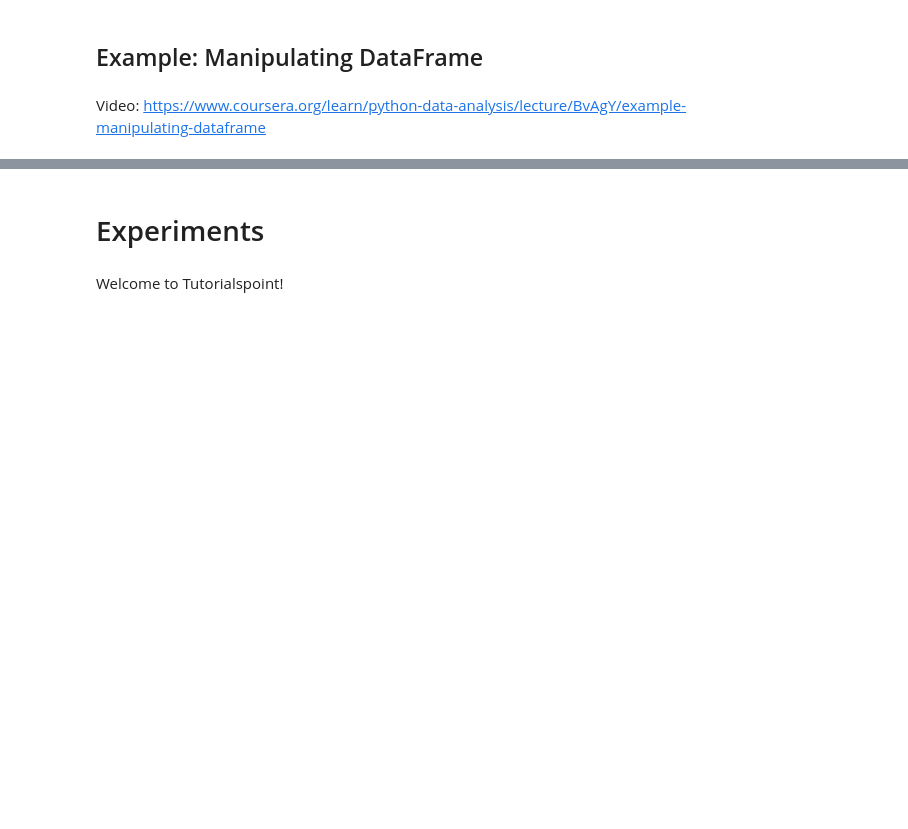
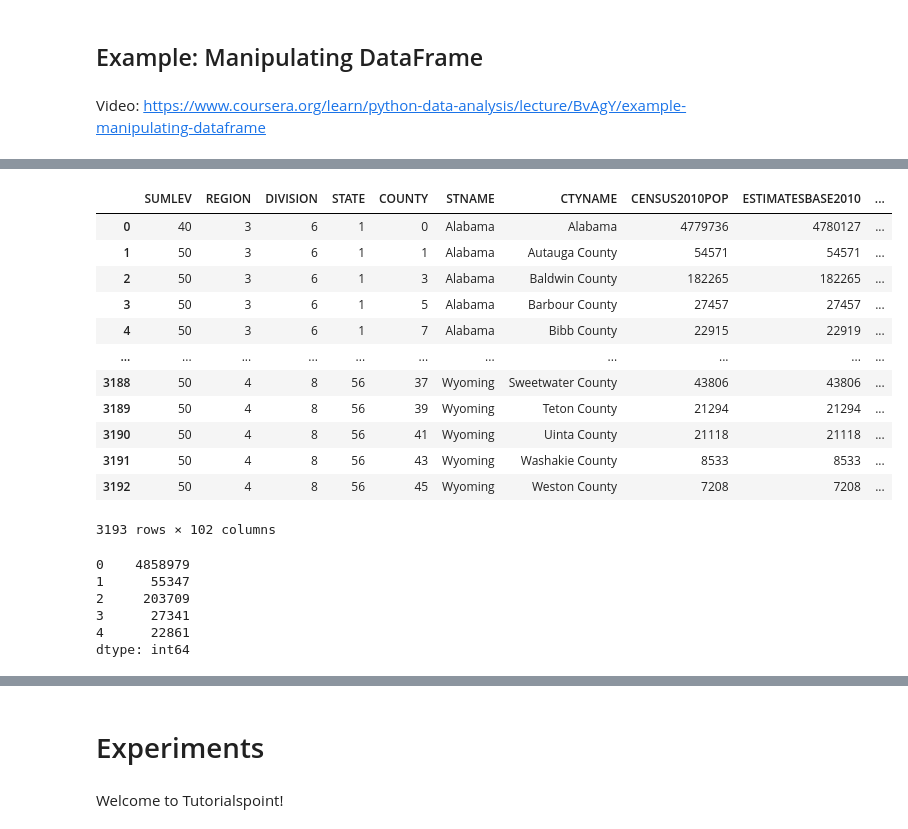
Before and after one commit to pbeens/ICS-Computer-Studies, a Jupyter notebook: Coursera_Introduction_to_Data_Science_with_Python.ipynb, the cells around one changed output, grey strips where cells are left out. Drawn from its saved outputs; the diff is of its cells as text; code cells hidden in the pictures; blank space fills up the shorter version.

Commit message:
Just starting Week 3 Date/Time Functionality

```diff
--- a/Coursera_Introduction_to_Data_Science_with_Python.ipynb
+++ b/Coursera_Introduction_to_Data_Science_with_Python.ipynb
@@ -1926,0 +2270,6 @@ Video: https://www.coursera.org/learn/python-data-analysis/lecture/BvAgY/example
+# %%
+# In case we need to get the data again
+
+!git clone https://github.com/pbeens/Coursera-Introduction-to-Data-Science-with-Python.git
+
+census_data = '/content/Coursera-Introduction-to-Data-Science-with-Python/resources/week-3/datasets/census.csv'
@@ -1926,0 +2373,12 @@ Video: https://www.coursera.org/learn/python-data-analysis/lecture/BvAgY/example
+# %%
+# Looking at another idiomatic approach using mapping/apply
+
+# our helper function which returns a Series:
+def min_max(row):
+    data = row[['POPESTIMATE2010',
+                'POPESTIMATE2011',
+                'POPESTIMATE2012',
+                'POPESTIMATE2013',
+                'POPESTIMATE2014',
+                'POPESTIMATE2015']]
+    return pd.Series({'min': np.min(data), 'max': np.max(data)})
@@ -1926,0 +2394,49 @@ Video: https://www.coursera.org/learn/python-data-analysis/lecture/BvAgY/example
+# %%
+# Doing it a different way, this time adding two new columns
+
+def min_max(row):
+    data = row[['POPESTIMATE2010',
+                'POPESTIMATE2011',
+                'POPESTIMATE2012',
+                'POPESTIMATE2013',
+                'POPESTIMATE2014',
+                'POPESTIMATE2015']]
+    # Create a new entry for max
+    row['max'] = np.max(data)
+    # Create a new entry for min
+    row['min'] = np.min(data)
+    return row
+
+df.apply(min_max, axis='columns')
+
+# look to the right for the new columns
+# %% [output]
+|  | SUMLEV | REGION | DIVISION | STATE | COUNTY | STNAME | CTYNAME | CENSUS2010POP | ESTIMATESBASE2010 | ... |
+| 0 | 40 | 3 | 6 | 1 | 0 | Alabama | Alabama | 4779736 | 4780127 | ... |
+| 1 | 50 | 3 | 6 | 1 | 1 | Alabama | Autauga County | 54571 | 54571 | ... |
+| 2 | 50 | 3 | 6 | 1 | 3 | Alabama | Baldwin County | 182265 | 182265 | ... |
+| 3 | 50 | 3 | 6 | 1 | 5 | Alabama | Barbour County | 27457 | 27457 | ... |
+| 4 | 50 | 3 | 6 | 1 | 7 | Alabama | Bibb County | 22915 | 22919 | ... |
+| ... | ... | ... | ... | ... | ... | ... | ... | ... | ... | ... |
+| 3188 | 50 | 4 | 8 | 56 | 37 | Wyoming | Sweetwater County | 43806 | 43806 | ... |
+| 3189 | 50 | 4 | 8 | 56 | 39 | Wyoming | Teton County | 21294 | 21294 | ... |
+| 3190 | 50 | 4 | 8 | 56 | 41 | Wyoming | Uinta County | 21118 | 21118 | ... |
+| 3191 | 50 | 4 | 8 | 56 | 43 | Wyoming | Washakie County | 8533 | 8533 | ... |
+| 3192 | 50 | 4 | 8 | 56 | 45 | Wyoming | Weston County | 7208 | 7208 | ... |
+3193 rows × 102 columns
+# %%
+# apply() is more often used with lambda
+
+rows = ['POPESTIMATE2010', 'POPESTIMATE2011', 'POPESTIMATE2012', 'POPESTIMATE2013','POPESTIMATE2014',
+        'POPESTIMATE2015']
+# Now we'll just apply this across the dataframe with a lambda
+df.apply(lambda x: np.max(x[rows]), axis=1).head() # axis='columns' is the same
+
+# lambdas are important to understand
+# %% [output]
+0    4858979
+1      55347
+2     203709
+3      27341
+4      22861
+dtype: int64
```
Also changed, not shown: parts of 114 cells of this notebook.
